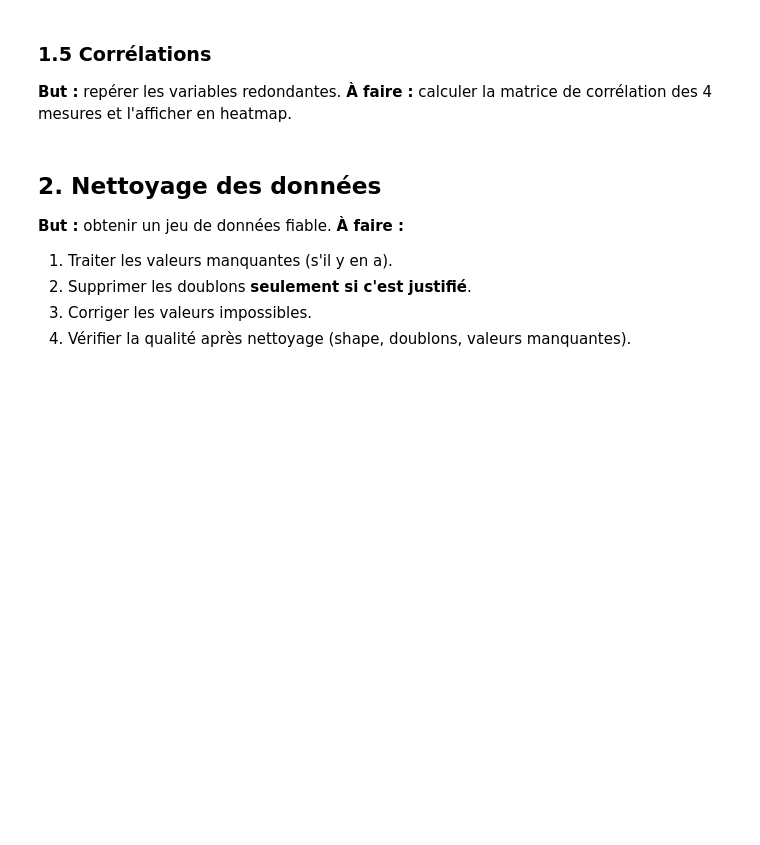
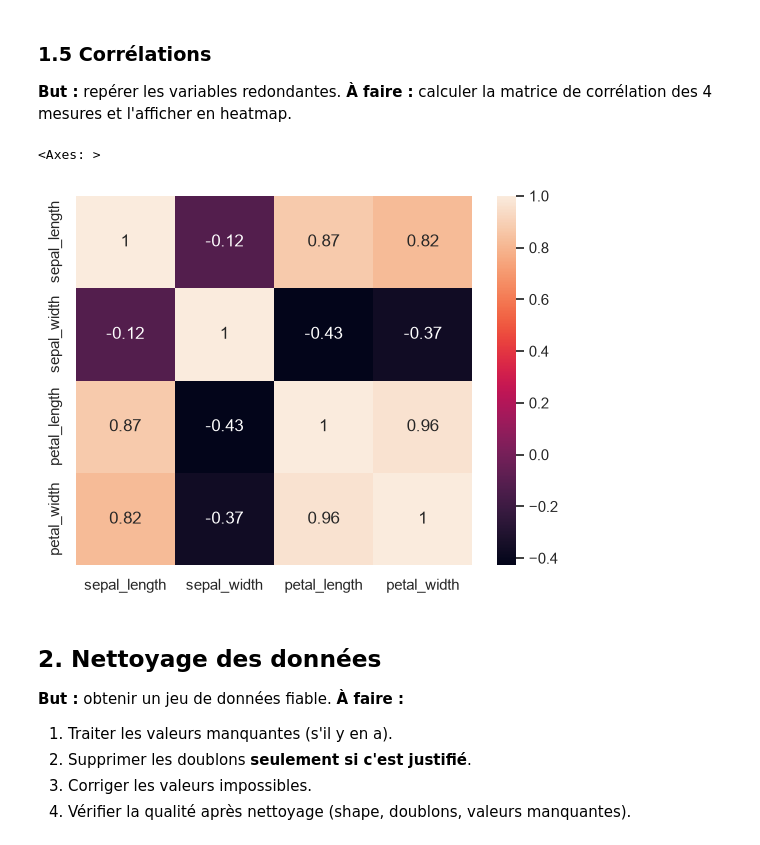
Before and after one commit to ilyasaitbel/mai-sen-situation, a Jupyter notebook: iris_classification_template (1).ipynb, the cells around one changed output. Cells and saved outputs as stored; diff of their text form; code cells hidden in the pictures; blank space fills up the shorter version.

```diff
--- a/iris_classification_template (1).ipynb
+++ b/iris_classification_template (1).ipynb
@@ -79,6 +117,10 @@ memory usage: 6.0+ KB
 **À faire :** calculer la matrice de corrélation des 4 mesures et l'afficher en heatmap.
 # %%
 # TODO : matrice de corrélation + heatmap
+sns.heatmap(df.corr(numeric_only=True),annot=True)
+# %% [output]
+<Axes: >
+[figure, added]
 # %% [markdown]
 ## 2. Nettoyage des données
 **But :** obtenir un jeu de données fiable.
```
Also changed, not shown: parts of 13 cells of this notebook.
